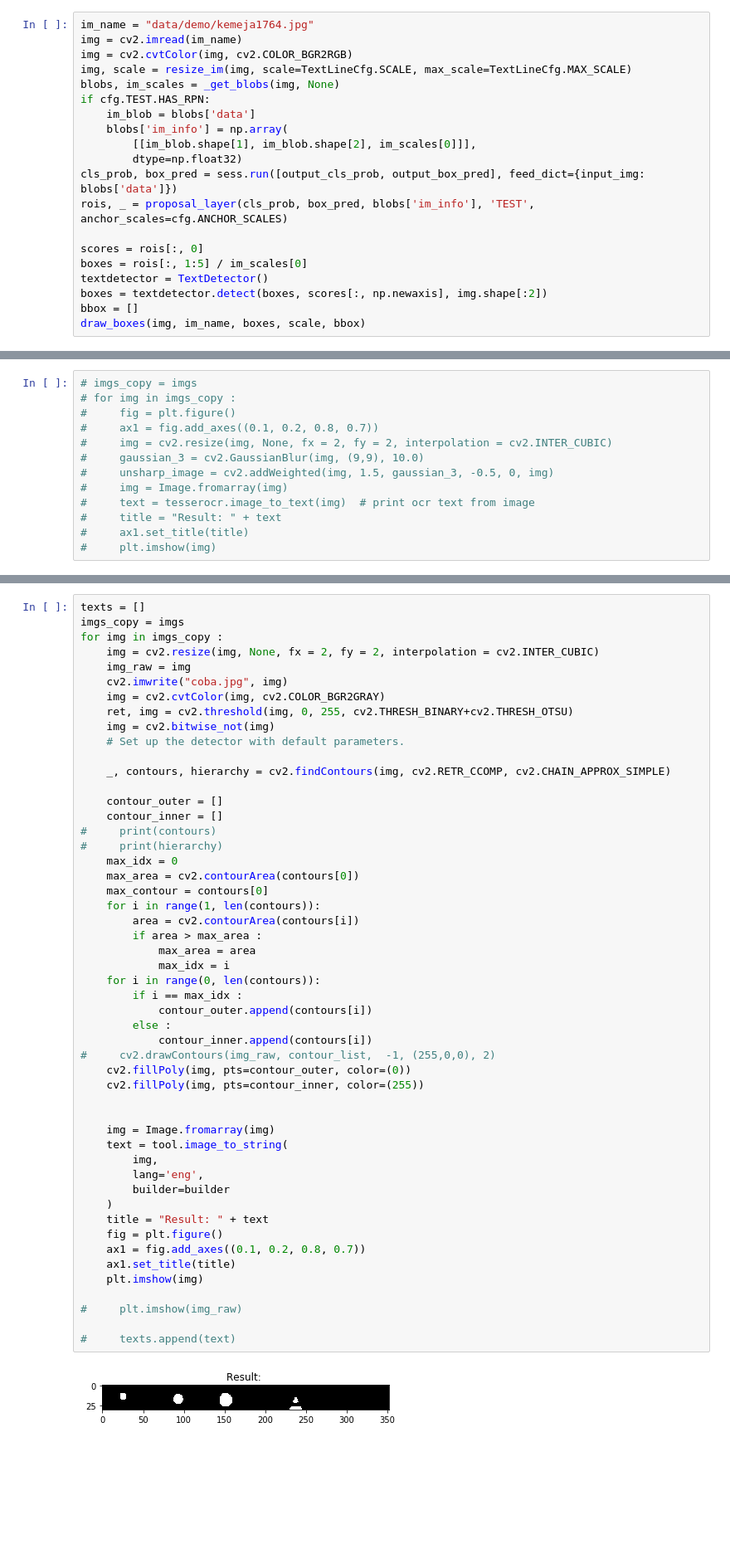
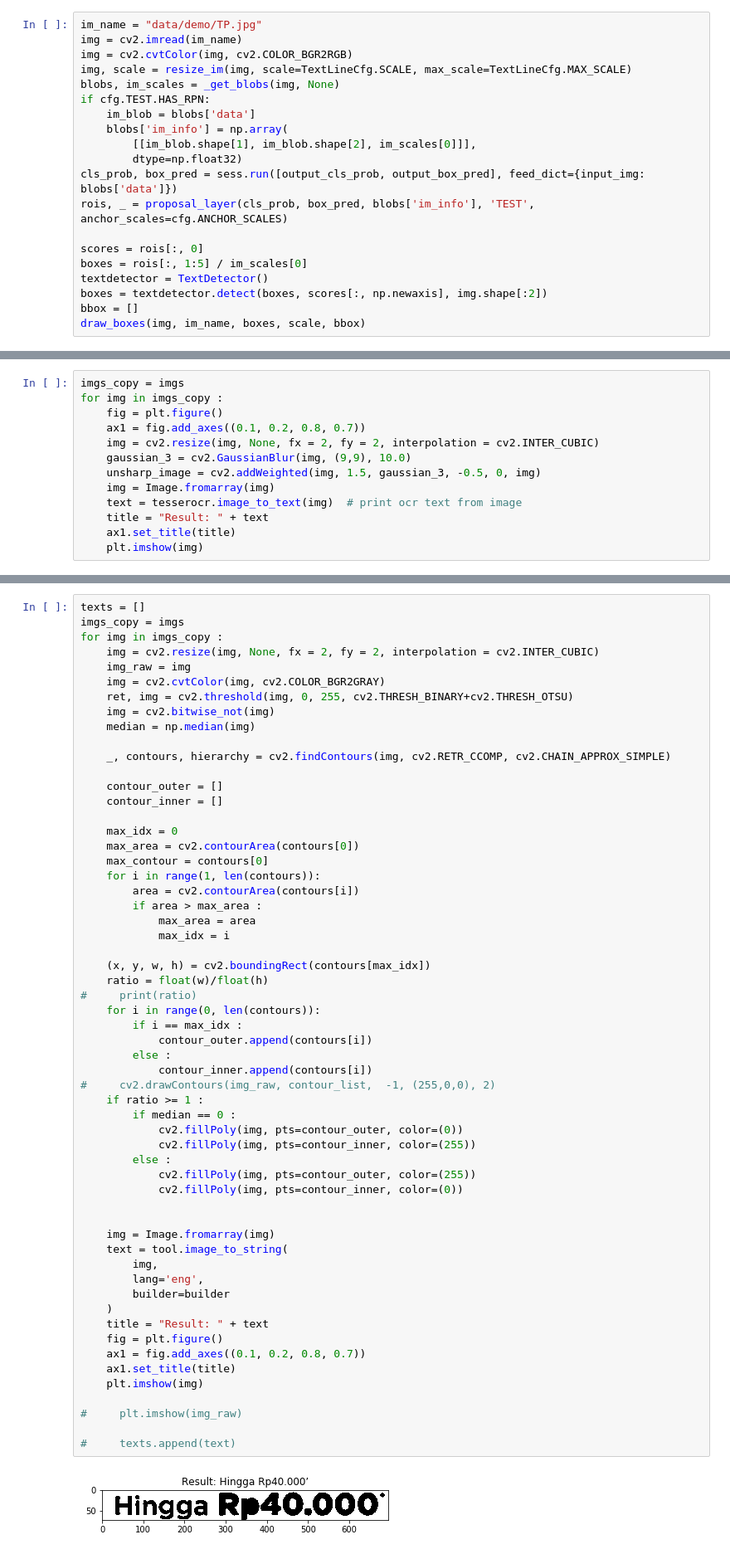
Before and after one commit to mhilmiasyrofi/character-recognition, a Jupyter notebook: Character Recognition + Information Extraction.ipynb, the cells around one changed output, grey strips where cells are left out. Shown at 83% size. Drawn from its saved outputs; the diff is of its cells as text; blank space fills up the shorter version.

Commit message:
add aspect ratio in blob

```diff
--- a/Character Recognition + Information Extraction.ipynb
+++ b/Character Recognition + Information Extraction.ipynb
@@ -75,7 +75,7 @@ input_img = sess.graph.get_tensor_by_name('Placeholder:0')
 output_cls_prob = sess.graph.get_tensor_by_name('Reshape_2:0')
 output_box_pred = sess.graph.get_tensor_by_name('rpn_bbox_pred/Reshape_1:0')
 # %%
-im_name = "data/demo/kemeja1764.jpg"
+im_name = "data/demo/TP.jpg"
 img = cv2.imread(im_name)
 img = cv2.cvtColor(img, cv2.COLOR_BGR2RGB)
 img, scale = resize_im(img, scale=TextLineCfg.SCALE, max_scale=TextLineCfg.MAX_SCALE)
@@ -173,18 +163,18 @@ for img in imgs_copy :
 # %% [markdown]
 ### Resampling  + Unsharp
 # %%
-# imgs_copy = imgs
-# for img in imgs_copy :
-#     fig = plt.figure()
-#     ax1 = fig.add_axes((0.1, 0.2, 0.8, 0.7))
-#     img = cv2.resize(img, None, fx = 2, fy = 2, interpolation = cv2.INTER_CUBIC)
-#     gaussian_3 = cv2.GaussianBlur(img, (9,9), 10.0)
-#     unsharp_image = cv2.addWeighted(img, 1.5, gaussian_3, -0.5, 0, img)
-#     img = Image.fromarray(img)
-#     text = tesserocr.image_to_text(img)  # print ocr text from image
-#     title = "Result: " + text
-#     ax1.set_title(title)
-#     plt.imshow(img)
+imgs_copy = imgs
+for img in imgs_copy :
+    fig = plt.figure()
+    ax1 = fig.add_axes((0.1, 0.2, 0.8, 0.7))
+    img = cv2.resize(img, None, fx = 2, fy = 2, interpolation = cv2.INTER_CUBIC)
+    gaussian_3 = cv2.GaussianBlur(img, (9,9), 10.0)
+    unsharp_image = cv2.addWeighted(img, 1.5, gaussian_3, -0.5, 0, img)
+    img = Image.fromarray(img)
+    text = tesserocr.image_to_text(img)  # print ocr text from image
+    title = "Result: " + text
+    ax1.set_title(title)
+    plt.imshow(img)
 # %% [markdown]
 ### Otsu Binarization
 # %%
@@ -289,50 +282,57 @@ imgs_copy = imgs
 for img in imgs_copy :
     img = cv2.resize(img, None, fx = 2, fy = 2, interpolation = cv2.INTER_CUBIC)
     img_raw = img
-    cv2.imwrite("coba.jpg", img)
     img = cv2.cvtColor(img, cv2.COLOR_BGR2GRAY)
     ret, img = cv2.threshold(img, 0, 255, cv2.THRESH_BINARY+cv2.THRESH_OTSU)
     img = cv2.bitwise_not(img)
-    # Set up the detector with default parameters.
+    median = np.median(img)
 
     _, contours, hierarchy = cv2.findContours(img, cv2.RETR_CCOMP, cv2.CHAIN_APPROX_SIMPLE)
 
     contour_outer = []
     contour_inner = []
-#     print(contours)
-#     print(hierarchy)
+
     max_idx = 0
     max_area = cv2.contourArea(contours[0])
     max_contour = contours[0]
     for i in range(1, len(contours)):
         area = cv2.contourArea(contours[i])
         if area > max_area :
             max_area = area
             max_idx = i
+
+    (x, y, w, h) = cv2.boundingRect(contours[max_idx])
+    ratio = float(w)/float(h)
+#     print(ratio)
     for i in range(0, len(contours)):
         if i == max_idx :
             contour_outer.append(contours[i])
         else :
             contour_inner.append(contours[i])
 #     cv2.drawContours(img_raw, contour_list,  -1, (255,0,0), 2)
-    cv2.fillPoly(img, pts=contour_outer, color=(0))
-    cv2.fillPoly(img, pts=contour_inner, color=(255))
+    if ratio >= 1 :
+        if median == 0 :
+            cv2.fillPoly(img, pts=contour_outer, color=(0))
+            cv2.fillPoly(img, pts=contour_inner, color=(255))
+        else :
+            cv2.fillPoly(img, pts=contour_outer, color=(255))
+            cv2.fillPoly(img, pts=contour_inner, color=(0))
 
 
     img = Image.fromarray(img)
     text = tool.image_to_string(
         img,
         lang='eng',
         builder=builder
     )
     title = "Result: " + text
     fig = plt.figure()
     ax1 = fig.add_axes((0.1, 0.2, 0.8, 0.7))
     ax1.set_title(title)
     plt.imshow(img)
 
 #     plt.imshow(img_raw)
 
 #     texts.append(text)
 # %% [output]
-[figure, old version]
+[figure, new version]
```
Also changed, not shown: parts of 7 cells of this notebook.
